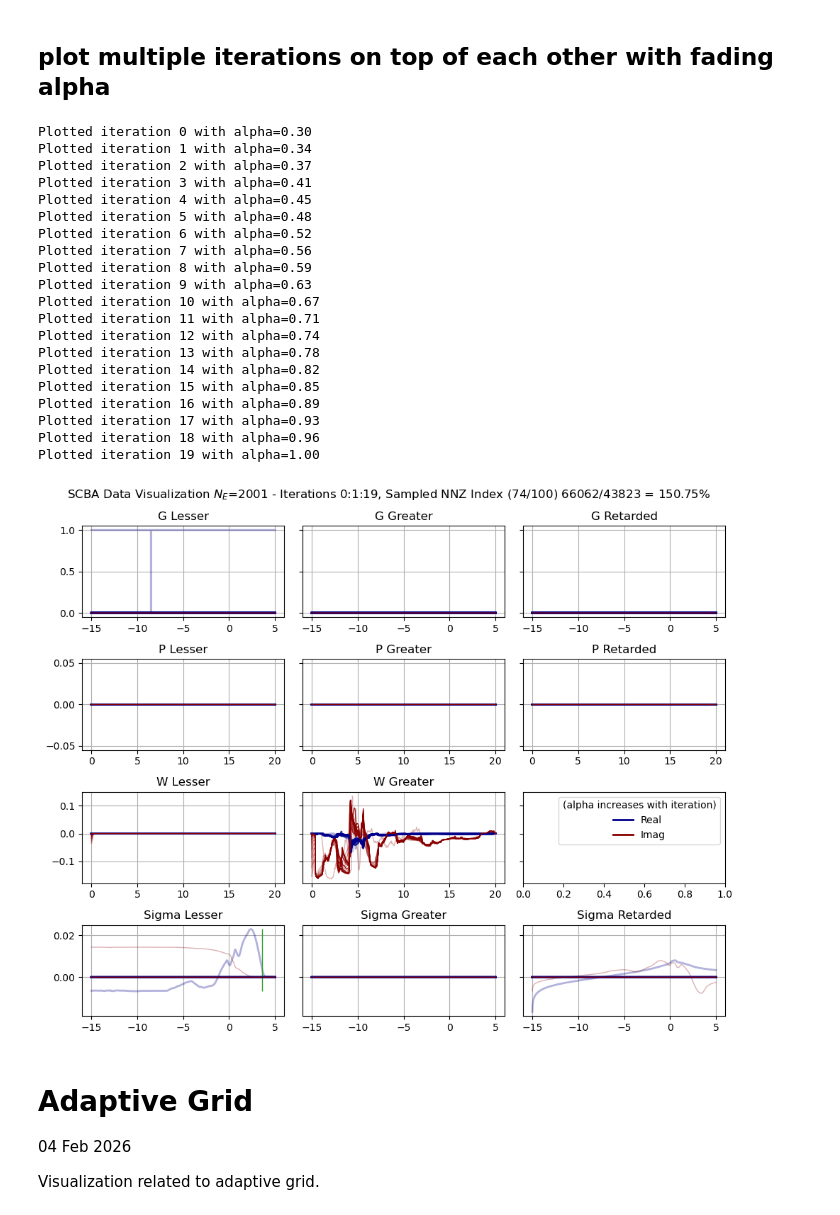
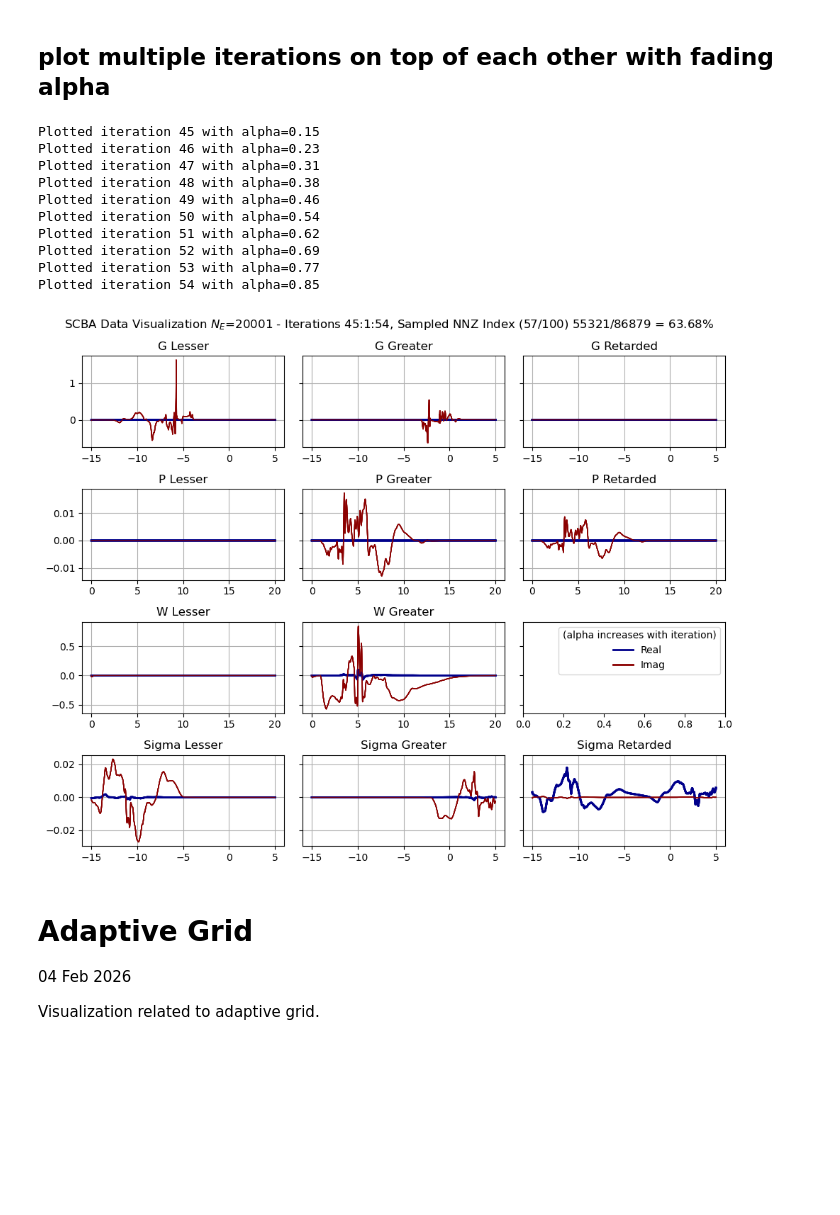
Before and after one commit to quatrex/quatrex, a Jupyter notebook: scripts/analysis/visualize_scba.ipynb, the cells around one changed output. Drawn from its saved outputs; the diff is of its cells as text; code cells hidden in the pictures; blank space fills up the shorter version.

```diff
--- a/scripts/analysis/visualize_scba.ipynb
+++ b/scripts/analysis/visualize_scba.ipynb
@@ -126,13 +151,14 @@ plt.show()
 plot_dir = simulation_dir / "plots"
 
 # switch to not accidentally save a lot of plots
-save_plots = False
+save_plots = True
+sample_idx_to_plot = 57
+iterations = [49, 50, 51]
 
 if save_plots:
-    for iteration_to_plot in range(config.scba.max_iterations):
+    for iteration_to_plot in iterations:
         fig, axs = plt.subplots(4, 3, figsize=(10, 8))
         # iteration_to_plot = 0
-        sample_idx_to_plot = 34
         assert (
             sample_idx_to_plot <= num_samples
         ), f"sample_idx_to_plot={sample_idx_to_plot} exceeds num_samples={num_samples}"
@@ -142,6 +168,7 @@ if save_plots:
             axs,
             iteration_to_plot,
             sample_idx_to_plot,
+            adaptive_start_iteration=config.scba.adaptive_start_iteration
         )
 
         fig.suptitle(
@@ -165,10 +199,10 @@ from matplotlib.lines import Line2D
 fig, axs = plt.subplots(4, 3, figsize=(10, 8), sharey='row')
 
 # === user parameters ===
-sample_idx_to_plot = 74
+sample_idx_to_plot = 57
 
-iterations = range(0, config.scba.max_iterations)
-# iterations = range(0, 3)
+iterations = range(45,55)
+# iterations = range(0, config.scba.max_iterations, 5)  # plot every 5 iterations
 
 colorReal = "darkblue"
 colorImag = "darkred"
@@ -180,66 +214,57 @@ for iteration_to_plot in iterations:
     ), f"sample_idx_to_plot={sample_idx_to_plot} exceeds num_samples={num_samples}"
     nnz_index_to_plot = SCBADataObj.sample_indices[sample_idx_to_plot]
 
+    alpha = 0.15 + 0.7 * (iteration_to_plot - min(iterations))/(max(iterations) - min(iterations))
     SCBADataObj.plot_iteration(
         axs,
         iteration_to_plot,
         sample_idx_to_plot,
-        alpha=0.3 + 0.7 * (iteration_to_plot / (config.scba.max_iterations - 1)),
+        alpha=alpha,
         colorReal=colorReal,
         colorImag=colorImag,
         linewidthReal=2,
         linewidthImag=1,
     )
 
     print(
-        f"Plotted iteration {iteration_to_plot} with alpha={0.3 + 0.7 * (iteration_to_plot / (config.scba.max_iterations - 1)):.2f}"
+        f"Plotted iteration {iteration_to_plot} with alpha={alpha:.2f}"
     )
 
 # remove all legends
 for ax_row in axs:
     for ax in ax_row:
         try:
             ax.get_legend().remove()
             ax.grid(True)
         except:
             pass
 
 custom_lines = [
     Line2D([0], [0], color=colorReal, lw=2),
     Line2D([0], [0], color=colorImag, lw=2),
 ]
 axs[2, 2].legend(
     custom_lines, ["Real", "Imag"], title="(alpha increases with iteration)"
 )
 
 fig.suptitle(
     f"SCBA Data Visualization $N_E$={config.electron.energy_window_num} - Iterations {min(iterations)}:{iterations[1]-iterations[0]}:{max(iterations)}, Sampled NNZ Index ({sample_idx_to_plot}/{num_samples}) {nnz_index_to_plot}/{max_idx} = {nnz_index_to_plot/max_idx:.2%}"
 )
 plt.tight_layout()
 plt.show()
 # endregion
 # %% [output]
-Plotted iteration 0 with alpha=0.30
-Plotted iteration 1 with alpha=0.34
-Plotted iteration 2 with alpha=0.37
-Plotted iteration 3 with alpha=0.41
-Plotted iteration 4 with alpha=0.45
-Plotted iteration 5 with alpha=0.48
-Plotted iteration 6 with alpha=0.52
-Plotted iteration 7 with alpha=0.56
-Plotted iteration 8 with alpha=0.59
-Plotted iteration 9 with alpha=0.63
-Plotted iteration 10 with alpha=0.67
-Plotted iteration 11 with alpha=0.71
-Plotted iteration 12 with alpha=0.74
-Plotted iteration 13 with alpha=0.78
-Plotted iteration 14 with alpha=0.82
-Plotted iteration 15 with alpha=0.85
-Plotted iteration 16 with alpha=0.89
-Plotted iteration 17 with alpha=0.93
-Plotted iteration 18 with alpha=0.96
-Plotted iteration 19 with alpha=1.00
+Plotted iteration 45 with alpha=0.15
+Plotted iteration 46 with alpha=0.23
+Plotted iteration 47 with alpha=0.31
+Plotted iteration 48 with alpha=0.38
+Plotted iteration 49 with alpha=0.46
+Plotted iteration 50 with alpha=0.54
+Plotted iteration 51 with alpha=0.62
+Plotted iteration 52 with alpha=0.69
+Plotted iteration 53 with alpha=0.77
+Plotted iteration 54 with alpha=0.85
-[figure, old version]
+[figure, new version]
 # %% [markdown]
 # Adaptive Grid
 04 Feb 2026
```
Also changed, not shown: parts of 12 cells of this notebook, 2 other files.
